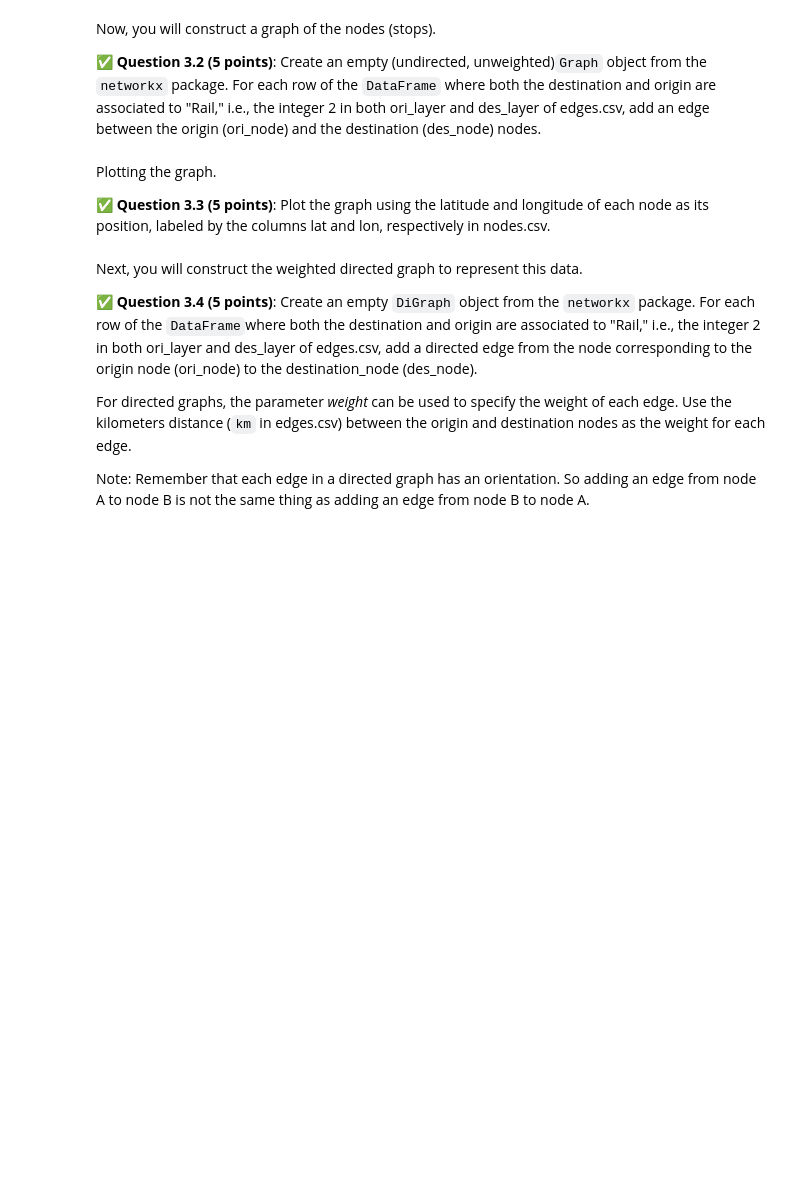
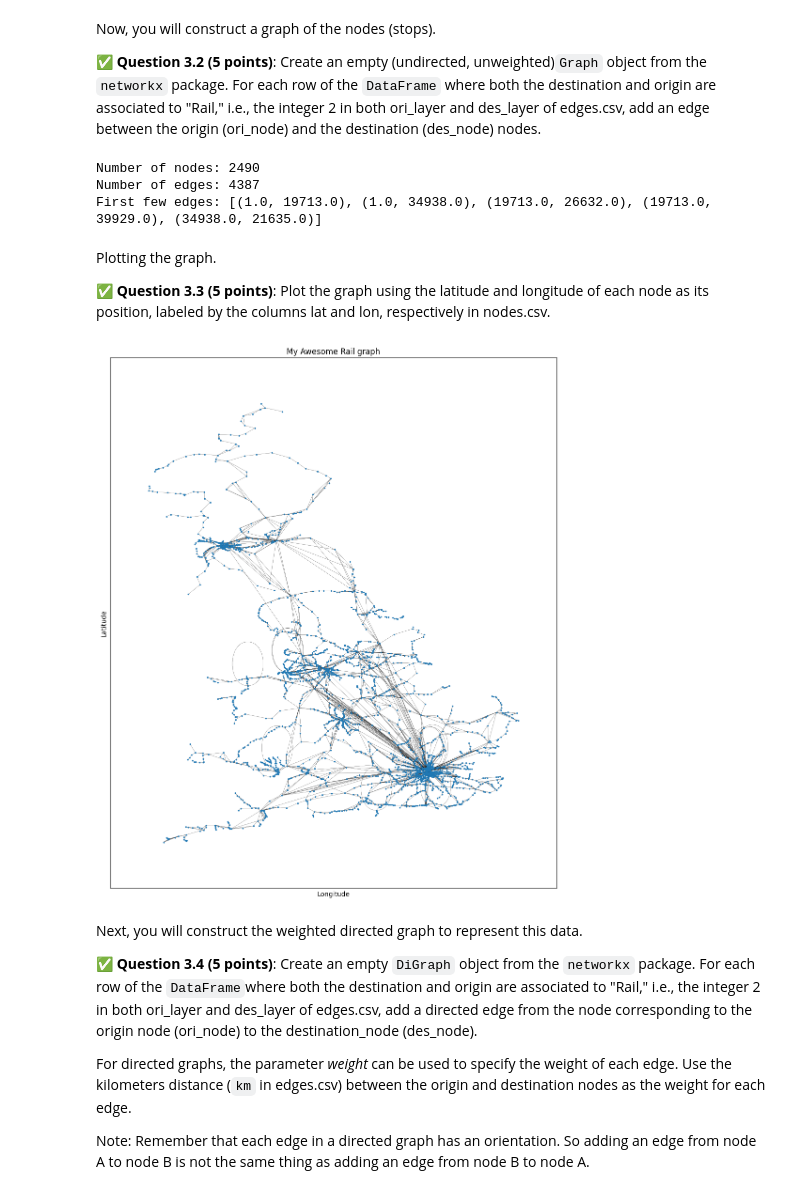
Before and after one commit to JustinTrannn/CMSE202-f25-turnin, a Jupyter notebook: hw-02/HW-02_ABMandGraphTheory-STUDENT.ipynb, the cells around one changed output. Cells and saved outputs as stored; diff of their text form; code cells hidden in the pictures; blank space fills up the shorter version.

```diff
--- a/hw-02/HW-02_ABMandGraphTheory-STUDENT.ipynb
+++ b/hw-02/HW-02_ABMandGraphTheory-STUDENT.ipynb
@@ -629,0 +628,9 @@ In this part of the homework, we will look at a dataset which contains the whole
+# %%
+# Your code here.
+import pandas as pd
+
+nodes = pd.read_csv('nodes.csv')
+edges = pd.read_csv('edges.csv')
+
+display(nodes)
+display(edges)
@@ -636,3 +668,20 @@ Now, you will construct a graph of the nodes (stops).
+# %%
+# Your code here.
+import networkx as nx
+
+# This gets all rows in edge which ori layer is 2 and des layer is 2
+rail_edges = edges[(edges["ori_layer"] == 2) & (edges["des_layer"] == 2)]
+
+G = nx.Graph()
+
+# adding an edge for each row
+# Gave ChatGPT a screenshot of my broken code and it gave me this code below
+for i, row in rail_edges.iterrows():
+    G.add_edge(row["ori_node"], row["des_node"])
+# %% [output]
+Number of nodes: 2490
+Number of edges: 4387
+First few edges: [(1.0, 19713.0), (1.0, 34938.0), (19713.0, 26632.0), (19713.0, 39929.0), (34938.0, 21635.0)]
 # %% [markdown]
 Plotting the graph.
 
@@ -642,3 +689,25 @@ Plotting the graph.
+# %%
+# Your code here.
+import pandas as pd
+import matplotlib.pyplot as plt
+import networkx as nx
+nodes = pd.read_csv("nodes.csv")
+
+# keep nodes that are actually in the graph G
+nodes_in_G = nodes[nodes["node"].isin(G.nodes())]
+
+pos = dict(zip(nodes_in_G["node"], zip(nodes_in_G["lon"], nodes_in_G["lat"])))
+
+plt.figure(figsize=(10, 12))
+nx.draw_networkx_edges(G, pos = dict(zip(nodes_in_G["node"], zip(nodes_in_G["lon"], nodes_in_G["lat"]))), width=0.2)
+nx.draw_networkx_nodes(G, pos = dict(zip(nodes_in_G["node"], zip(nodes_in_G["lon"], nodes_in_G["lat"]))), node_size=2)
+
+plt.title("My Awesome Rail graph")
+plt.xlabel("Longitude"); plt.ylabel("Latitude")
+plt.tight_layout()
+plt.show()
+# %% [output]
+[figure, added]
 # %% [markdown]
 Next, you will construct the weighted directed graph to represent this data.
 
```
Also changed, not shown: parts of 11 cells of this notebook, 2 other files.
